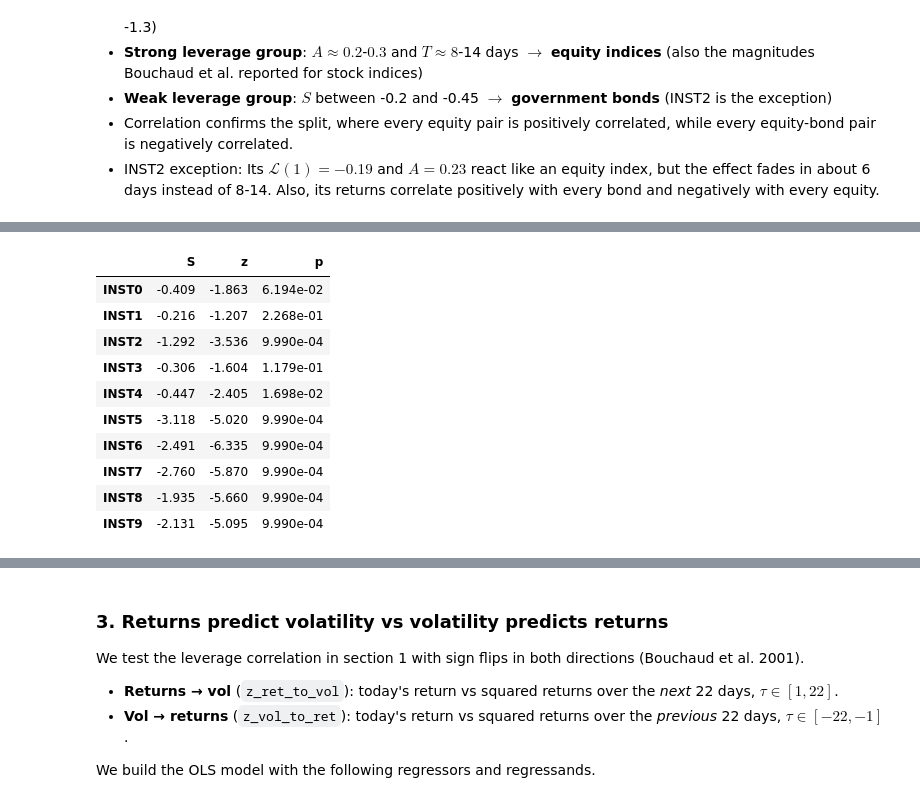
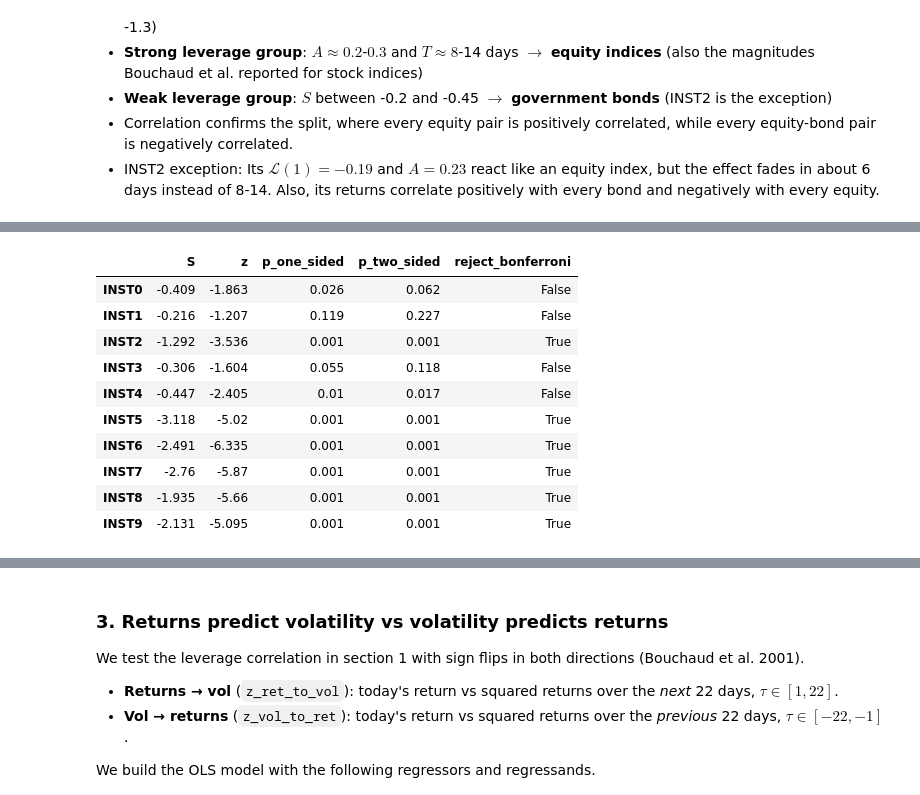
Before and after one commit to jolikewe/leverage_effect, a Jupyter notebook: notebooks/leverage_effect.ipynb, the cells around one changed output, grey strips where cells are left out. Saved outputs shown, nothing was run; the diff lists cells and outputs as text; code cells hidden in the pictures.

```diff
--- a/notebooks/leverage_effect.ipynb
+++ b/notebooks/leverage_effect.ipynb
@@ -38,7 +38,7 @@ def sharpe(pnl):
 # %%
 series = {f"INST{i}": pd.read_csv(f"../data/INST{i}.csv", header=None, index_col=0, parse_dates=True)[1]
           for i in range(10)}
-raw = pd.concat(series, axis=1).rename_axis("date")
+raw = pd.concat(series, axis=1, sort=True).rename_axis("date")
 instruments = list(raw.columns)
 
 display(raw.tail())
@@ -286,30 +287,34 @@ display(pd.DataFrame({c: features[c].ret_norm for c in instruments}).corr().roun
 # %%
 def sign_flips(x, n=1000):
     return np.abs(x - x.mean()) * rng.choice([-1.0, 1.0], size=(n, len(x)))
 
 def z_and_p(stat, null):
-    p = ((np.abs(null) >= abs(stat)).sum() + 1) / (len(null) + 1)
-    return stat / null.std(), p
+    """z = stat / std(null); one-sided p for H1: stat < 0, and two-sided p."""
+    p_left = ((null <= stat).sum() + 1) / (len(null) + 1)
+    p_two = ((np.abs(null) >= abs(stat)).sum() + 1) / (len(null) + 1)
+    return stat / null.std(), p_left, p_two
 
+
+BONFERRONI = 0.05 / len(instruments)
 
 L_null = {c: leverage_corr(sign_flips(features[c].ret_norm.values), TAUS) for c in instruments}
 
 rows = {}
 for c in instruments:
-    z, p = z_and_p(q1.S[c], L_null[c][:, FUTURE_LAGS].sum(axis=1))
-    rows[c] = {"S": q1.S[c], "z": z, "p": p}
+    z, p, p_two = z_and_p(q1.S[c], L_null[c][:, FUTURE_LAGS].sum(axis=1))
+    rows[c] = {"S": q1.S[c], "z": z, "p_one_sided": p, "p_two_sided": p_two, "reject_bonferroni": p <= BONFERRONI}
 pd.DataFrame(rows).T
 # %% [output]
-|  | S | z | p |
-| INST0 | -0.409 | -1.863 | 6.194e-02 |
-| INST1 | -0.216 | -1.207 | 2.268e-01 |
-| INST2 | -1.292 | -3.536 | 9.990e-04 |
-| INST3 | -0.306 | -1.604 | 1.179e-01 |
-| INST4 | -0.447 | -2.405 | 1.698e-02 |
-| INST5 | -3.118 | -5.020 | 9.990e-04 |
-| INST6 | -2.491 | -6.335 | 9.990e-04 |
-| INST7 | -2.760 | -5.870 | 9.990e-04 |
-| INST8 | -1.935 | -5.660 | 9.990e-04 |
-| INST9 | -2.131 | -5.095 | 9.990e-04 |
+|  | S | z | p_one_sided | p_two_sided | reject_bonferroni |
+| INST0 | -0.409 | -1.863 | 0.026 | 0.062 | False |
+| INST1 | -0.216 | -1.207 | 0.119 | 0.227 | False |
+| INST2 | -1.292 | -3.536 | 0.001 | 0.001 | True |
+| INST3 | -0.306 | -1.604 | 0.055 | 0.118 | False |
+| INST4 | -0.447 | -2.405 | 0.01 | 0.017 | False |
+| INST5 | -3.118 | -5.02 | 0.001 | 0.001 | True |
+| INST6 | -2.491 | -6.335 | 0.001 | 0.001 | True |
+| INST7 | -2.76 | -5.87 | 0.001 | 0.001 | True |
+| INST8 | -1.935 | -5.66 | 0.001 | 0.001 | True |
+| INST9 | -2.131 | -5.095 | 0.001 | 0.001 | True |
 # %% [markdown]
 **Stability over time**
```
Also changed, not shown: parts of 13 cells of this notebook, 7 other files.
